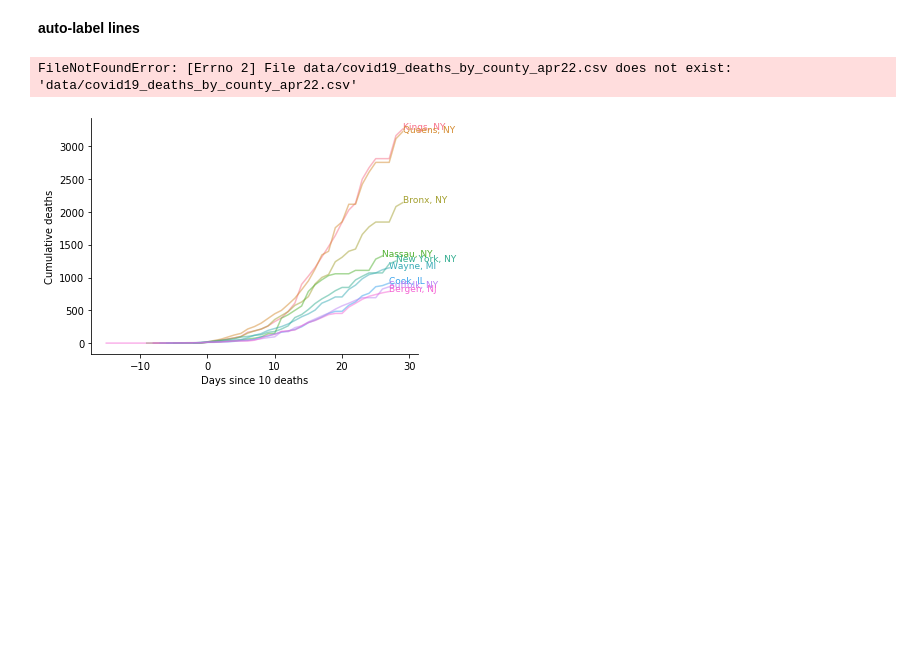
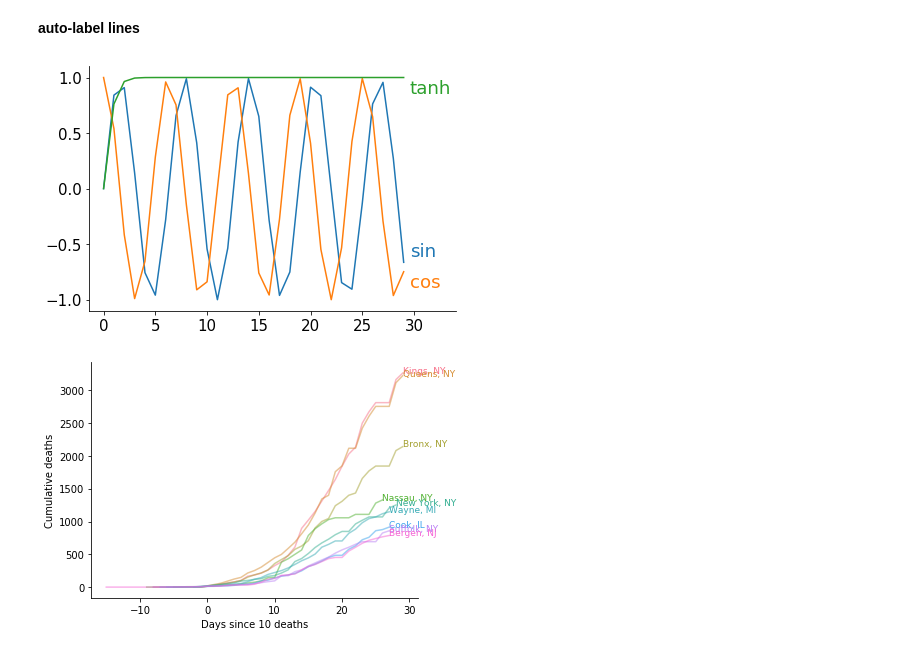
Before and after one commit to csinva/data-viz-utils, a Jupyter notebook: data-viz-utils/examples.ipynb, the cells around one changed output. Cells and saved outputs as stored; diff of their text form; code cells hidden in the pictures; blank space fills up the shorter version.

```diff
--- a/data-viz-utils/examples.ipynb
+++ b/data-viz-utils/examples.ipynb
@@ -55,25 +59,20 @@ plt.savefig(oj(out_dir, 'plot_joint_grouped.png'), dpi=300)
 [figure]
 # %% [markdown]
 **auto-label lines**
-# %%
-deaths = pd.read_csv('data/covid19_deaths_by_county_apr22.csv')
-plt.figure(figsize=(15, 10))
-for i in range(len(df_NE)):
-    daily_cases = np.diff(df_NE['cases'].iloc[i])
-    smooth_y = pd.Series(daily_cases).rolling(5).mean()
-    if smooth_y.max() > 10:
-        plt.plot(smooth_y[30:], linewidth=3., label=df_NE['CountyNamew/StateAbbrev'].iloc[i])
-        plt.text(len(smooth_y)-1, smooth_y.values[-1], s=df_NE['CountyNamew/StateAbbrev'].iloc[i])
-    elif smooth_y.max() > 5:
-        plt.plot(smooth_y[30:], linewidth=1., alpha=.3, label=df_NE['CountyNamew/StateAbbrev'].iloc[i])
-        plt.text(len(smooth_y)-1, smooth_y.values[-1], s=df_NE['CountyNamew/StateAbbrev'].iloc[i])
-#plt.axvline(x=55, color='r', alpha=0.6, linestyle='--', linewidth=3.)
-plt.xlim((30, len(smooth_y) + 6))
-plt.xlabel("Days since first case in US")
-plt.ylabel("Daily cases")
-#plt.legend()
-# %% [output]
-FileNotFoundError: [Errno 2] File data/covid19_deaths_by_county_apr22.csv does not exist: 'data/covid19_deaths_by_county_apr22.csv'
+# %%
+x = np.arange(30)
+y1 = np.sin(x)
+y2 = np.cos(x)
+y3 = np.tanh(x)
+plt.plot(x, y1, label='sin')
+plt.plot(x, y2, label='cos')
+plt.plot(x, y3, label='tanh')
+
+dvu.line_legend(fontsize=18.2, adjust_text_labels=True, extra_spacing=0.15)
+
+plt.savefig(oj(out_dir, 'plot_labeled_lines.png'), dpi=300)
+# %% [output]
+[figure, added]
 # %%
 covid_county_data = pd.read_pickle('data/covid19_deaths_by_county_apr22.pkl')
 R, C = 1, 2
```
Also changed, not shown: parts of 6 cells of this notebook, 9 other files.
